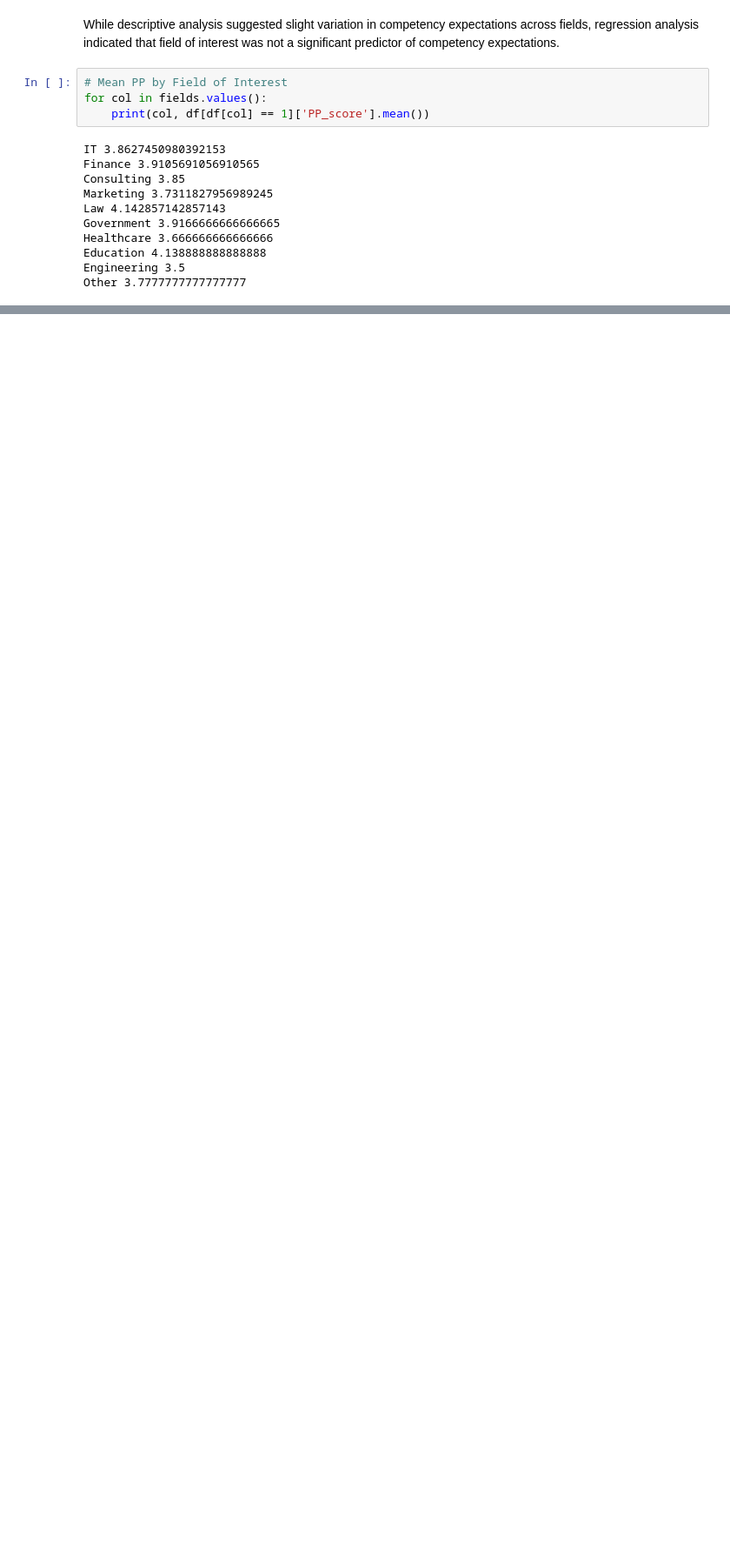
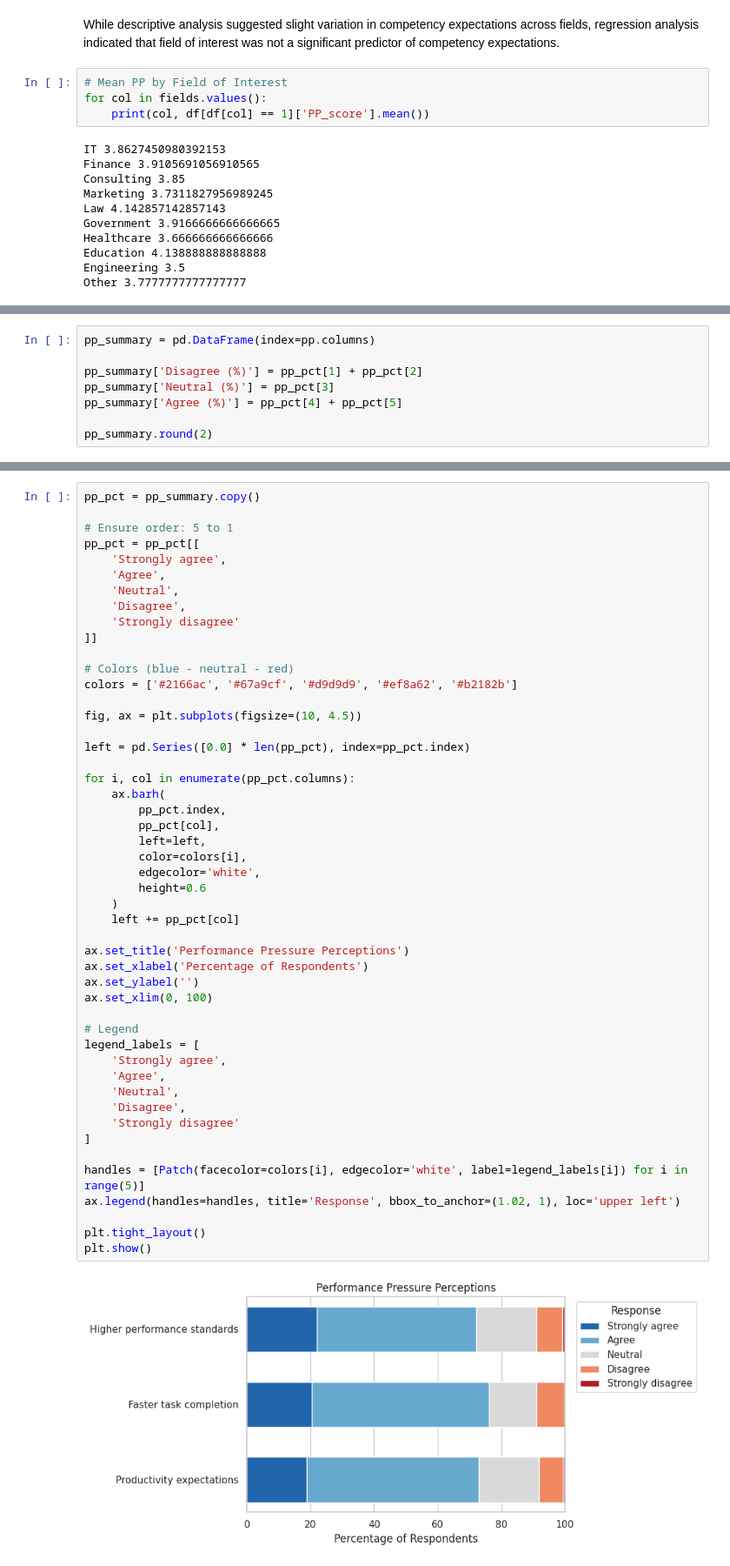
Before and after one commit to glgunderson/AI-Perceptions, a Jupyter notebook: ai_perceptions.ipynb, the cells around one changed output, grey strips where cells are left out. Shown at 87% size. Saved outputs shown, nothing was run; the diff lists cells and outputs as text; blank space fills up the shorter version.

```diff
--- a/ai_perceptions.ipynb
+++ b/ai_perceptions.ipynb
@@ -1120,0 +1123,8 @@ Notes:
+# %%
+pp_summary = pd.DataFrame(index=pp.columns)
+
+pp_summary['Disagree (%)'] = pp_pct[1] + pp_pct[2]
+pp_summary['Neutral (%)'] = pp_pct[3]
+pp_summary['Agree (%)'] = pp_pct[4] + pp_pct[5]
+
+pp_summary.round(2)
@@ -1120,0 +1201,51 @@ Notes:
+# %%
+pp_pct = pp_summary.copy()
+
+# Ensure order: 5 to 1
+pp_pct = pp_pct[[
+    'Strongly agree',
+    'Agree',
+    'Neutral',
+    'Disagree',
+    'Strongly disagree'
+]]
+
+# Colors (blue - neutral - red)
+colors = ['#2166ac', '#67a9cf', '#d9d9d9', '#ef8a62', '#b2182b']
+
+fig, ax = plt.subplots(figsize=(10, 4.5))
+
+left = pd.Series([0.0] * len(pp_pct), index=pp_pct.index)
+
+for i, col in enumerate(pp_pct.columns):
+    ax.barh(
+        pp_pct.index,
+        pp_pct[col],
+        left=left,
+        color=colors[i],
+        edgecolor='white',
+        height=0.6
+    )
+    left += pp_pct[col]
+
+ax.set_title('Performance Pressure Perceptions')
+ax.set_xlabel('Percentage of Respondents')
+ax.set_ylabel('')
+ax.set_xlim(0, 100)
+
+# Legend
+legend_labels = [
+    'Strongly agree',
+    'Agree',
+    'Neutral',
+    'Disagree',
+    'Strongly disagree'
+]
+
+handles = [Patch(facecolor=colors[i], edgecolor='white', label=legend_labels[i]) for i in range(5)]
+ax.legend(handles=handles, title='Response', bbox_to_anchor=(1.02, 1), loc='upper left')
+
+plt.tight_layout()
+plt.show()
+# %% [output]
+[figure, added]
```
Also changed, not shown: parts of 18 cells of this notebook.
